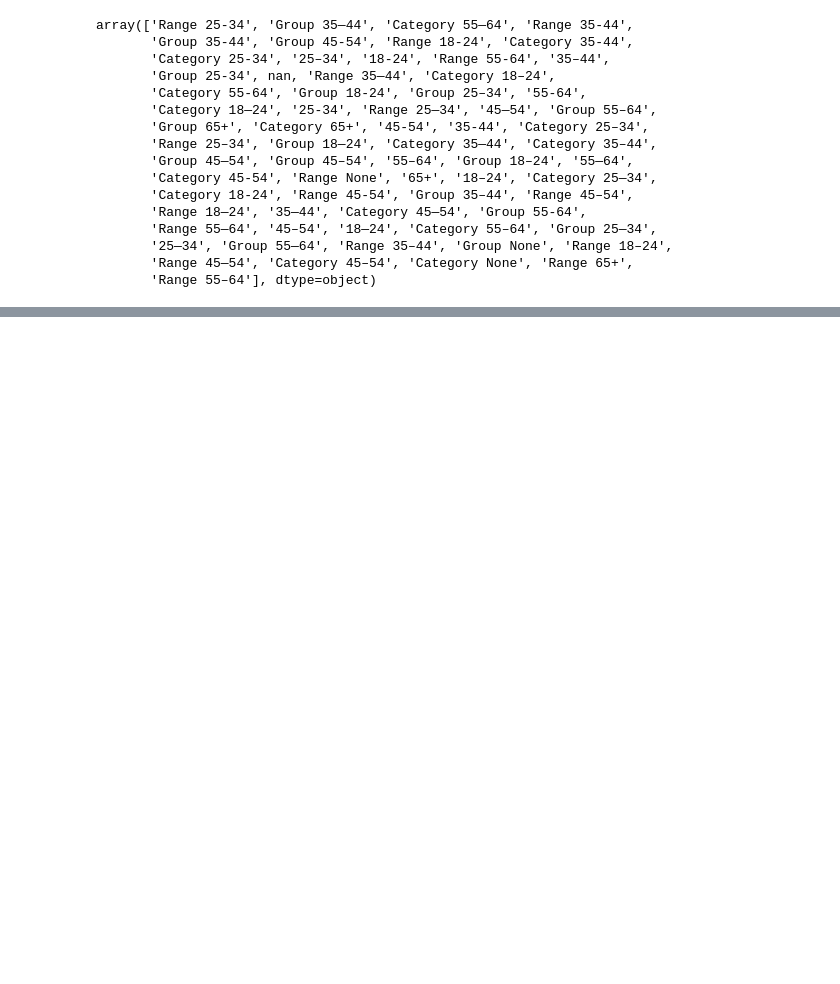
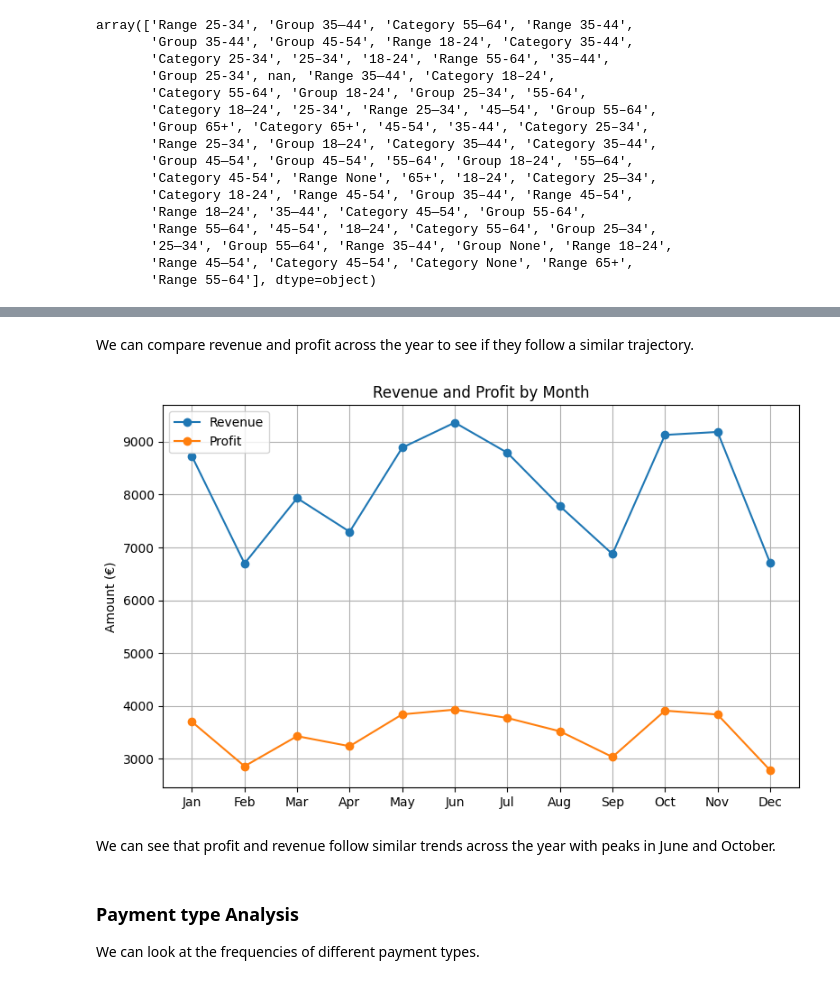
Before and after one commit to Lachlan-Walker/Data-Science-Assignment1, a Jupyter notebook: Data-Prep-Analysis.ipynb, the cells around one changed output, grey strips where cells are left out. Drawn from its saved outputs; the diff is of its cells as text; code cells hidden in the pictures; blank space fills up the shorter version.

```diff
--- a/Data-Prep-Analysis.ipynb
+++ b/Data-Prep-Analysis.ipynb
@@ -132,0 +164,2 @@ array(['Range 25-34', 'Group 35—44', 'Category 55—64', 'Range 35-44',
+# %%
+df_clean["sale_date"] = pd.to_datetime(df_raw["sale_date"])
@@ -132,0 +193,4 @@ array(['Range 25-34', 'Group 35—44', 'Category 55—64', 'Range 35-44',
+# %%
+# Create signed revenue and profit
+df_clean['net_revenue'] = df_clean['total_price'] * np.where(df_clean['quantity'] < 0, -1, 1)
+df_clean['net_profit'] = df_clean['total_profit'] * np.where(df_clean['quantity'] < 0, -1, 1)
@@ -134,0 +324,16 @@ array(['Range 25-34', 'Group 35—44', 'Category 55—64', 'Range 35-44',
+# %%
+# Monthly summary
+monthly_summary = (
+    df_clean.groupby(df_clean['sale_date'].dt.month_name(), sort=False)
+    .agg(
+        quantity_sold=('quantity', 'sum'),
+        revenue=('net_revenue', 'sum'),
+        profit=('net_profit', 'sum')
+    )
+    .reindex([
+        'January', 'February', 'March', 'April', 'May', 'June',
+        'July', 'August', 'September', 'October', 'November', 'December'
+    ])
+)
+
+monthly_summary
@@ -134,0 +355,24 @@ array(['Range 25-34', 'Group 35—44', 'Category 55—64', 'Range 35-44',
+# %% [markdown]
+We can compare revenue and profit across the year to see if they follow a similar trajectory.
+# %%
+# Monthly revenue and profit on one graph
+months = ['Jan', 'Feb', 'Mar', 'Apr', 'May', 'Jun',
+                'Jul', 'Aug', 'Sep', 'Oct', 'Nov', 'Dec']
+
+plt.figure(figsize=(8, 5))
+plt.plot(monthly_summary.index, monthly_summary['revenue'], marker='o', label='Revenue')
+plt.plot(monthly_summary.index, monthly_summary['profit'], marker='o', label='Profit')
+plt.xticks(range(0, 12), months)
+plt.ylabel('Amount (€)')
+plt.title('Revenue and Profit by Month')
+plt.legend()
+plt.grid(True)
+plt.tight_layout()
+plt.show()
+# %% [output]
+[figure, added]
+# %% [markdown]
+We can see that profit and revenue follow similar trends across the year with peaks in June and October.
+# %% [markdown]
+### Payment type Analysis
+We can look at the frequencies of different payment types.
```
Also changed, not shown: parts of 54 cells of this notebook, 1 other file.
